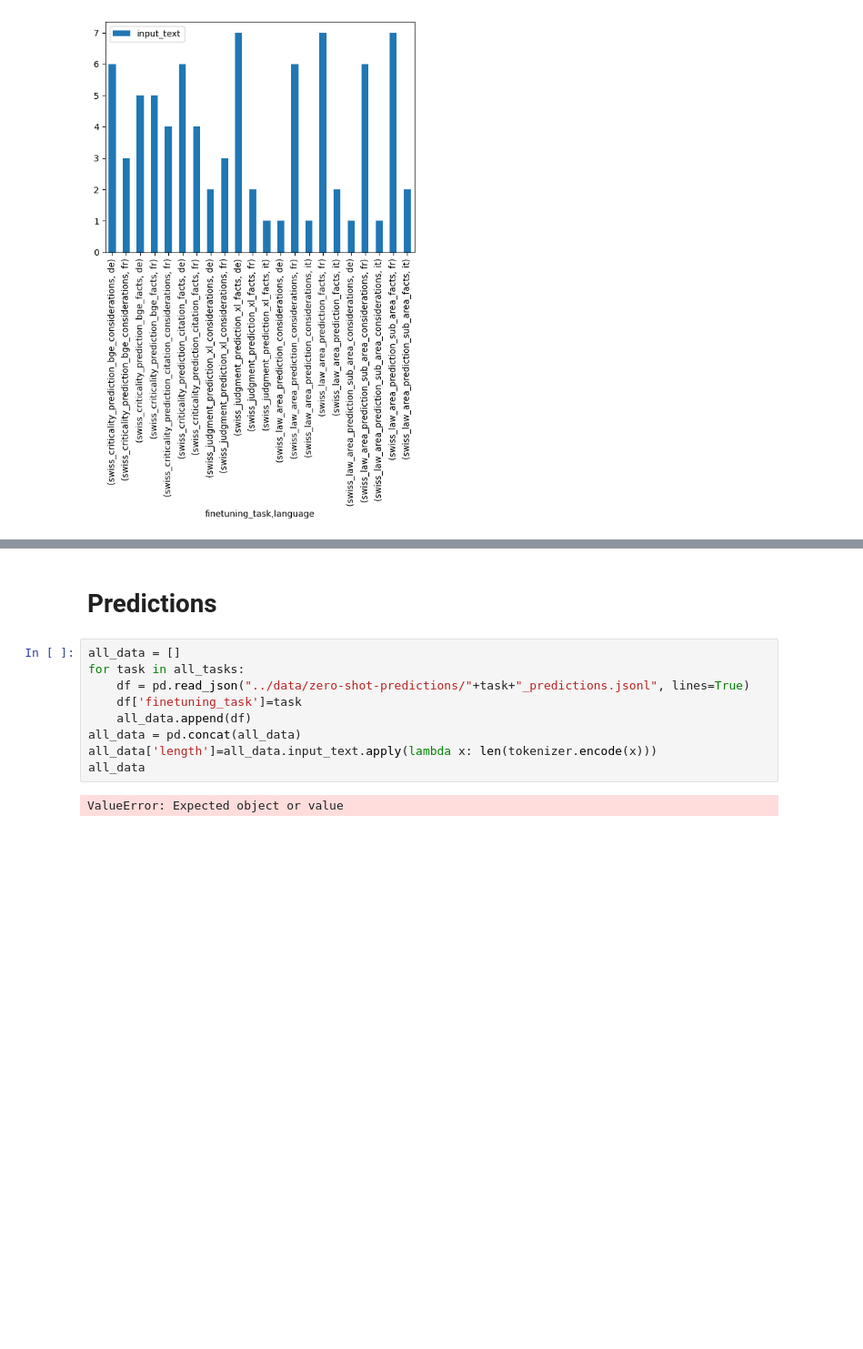
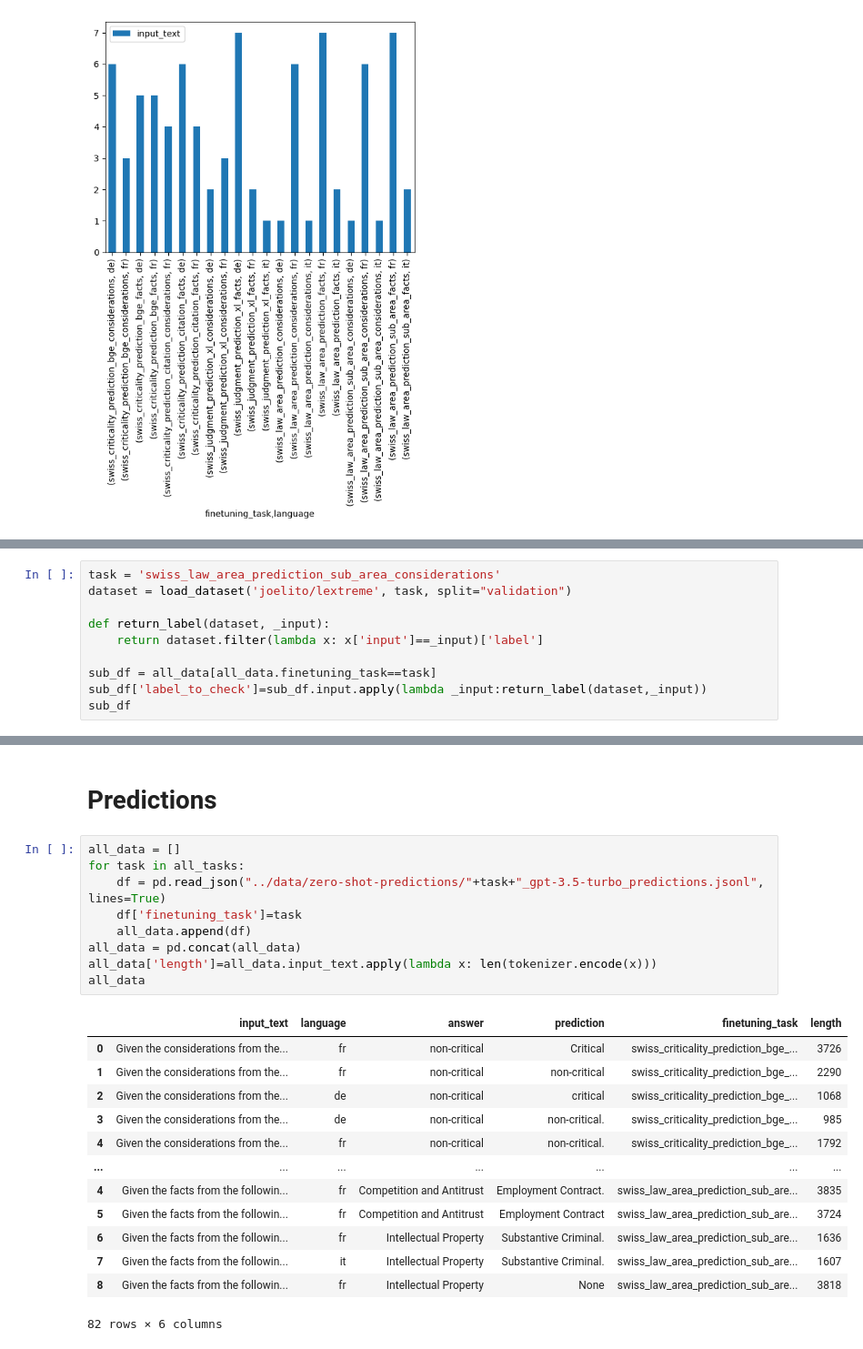
Before and after one commit to kapllan/zeroshot_lexglue, a Jupyter notebook: notebookes/DataAnalysis.ipynb, the cells around one changed output, grey strips where cells are left out. Shown at 91% size. Drawn from its saved outputs; the diff is of its cells as text; blank space fills up the shorter version.

```diff
--- a/notebookes/DataAnalysis.ipynb
+++ b/notebookes/DataAnalysis.ipynb
@@ -56,0 +101,10 @@ all_data[['input_text','finetuning_task','language']].groupby(['finetuning_task'
+# %%
+task = 'swiss_law_area_prediction_sub_area_considerations'
+dataset = load_dataset('joelito/lextreme', task, split="validation")
+
+def return_label(dataset, _input):
+    return dataset.filter(lambda x: x['input']==_input)['label']
+
+sub_df = all_data[all_data.finetuning_task==task]
+sub_df['label_to_check']=sub_df.input.apply(lambda _input:return_label(dataset,_input))
+sub_df
@@ -78,14 +148,26 @@ How likely is it that this Swiss Federal Supreme Court Decision gets cited. Choo
 The relevant label in this case is:
-# %% [markdown]
-# Predictions
-# %%
-all_data = []
-for task in all_tasks:
-    df = pd.read_json("../data/zero-shot-predictions/"+task+"_predictions.jsonl", lines=True)
-    df['finetuning_task']=task
-    all_data.append(df)
-all_data = pd.concat(all_data)
-all_data['length']=all_data.input_text.apply(lambda x: len(tokenizer.encode(x)))
-all_data
-# %% [output]
-ValueError: Expected object or value
+# %% [markdown]
+# Predictions
+# %%
+all_data = []
+for task in all_tasks:
+    df = pd.read_json("../data/zero-shot-predictions/"+task+"_gpt-3.5-turbo_predictions.jsonl", lines=True)
+    df['finetuning_task']=task
+    all_data.append(df)
+all_data = pd.concat(all_data)
+all_data['length']=all_data.input_text.apply(lambda x: len(tokenizer.encode(x)))
+all_data
+# %% [output]
+|  | input_text | language | answer | prediction | finetuning_task | length |
+| 0 | Given the considerations from the... | fr | non-critical | Critical | swiss_criticality_prediction_bge_... | 3726 |
+| 1 | Given the considerations from the... | fr | non-critical | non-critical | swiss_criticality_prediction_bge_... | 2290 |
+| 2 | Given the considerations from the... | de | non-critical | critical | swiss_criticality_prediction_bge_... | 1068 |
+| 3 | Given the considerations from the... | de | non-critical | non-critical. | swiss_criticality_prediction_bge_... | 985 |
+| 4 | Given the considerations from the... | fr | non-critical | non-critical. | swiss_criticality_prediction_bge_... | 1792 |
+| ... | ... | ... | ... | ... | ... | ... |
+| 4 | Given the facts from the followin... | fr | Competition and Antitrust | Employment Contract. | swiss_law_area_prediction_sub_are... | 3835 |
+| 5 | Given the facts from the followin... | fr | Competition and Antitrust | Employment Contract | swiss_law_area_prediction_sub_are... | 3724 |
+| 6 | Given the facts from the followin... | fr | Intellectual Property | Substantive Criminal. | swiss_law_area_prediction_sub_are... | 1636 |
+| 7 | Given the facts from the followin... | it | Intellectual Property | Substantive Criminal. | swiss_law_area_prediction_sub_are... | 1607 |
+| 8 | Given the facts from the followin... | fr | Intellectual Property | None | swiss_law_area_prediction_sub_are... | 3818 |
+82 rows × 6 columns
```
Also changed, not shown: parts of 7 cells of this notebook, 2 other files.
